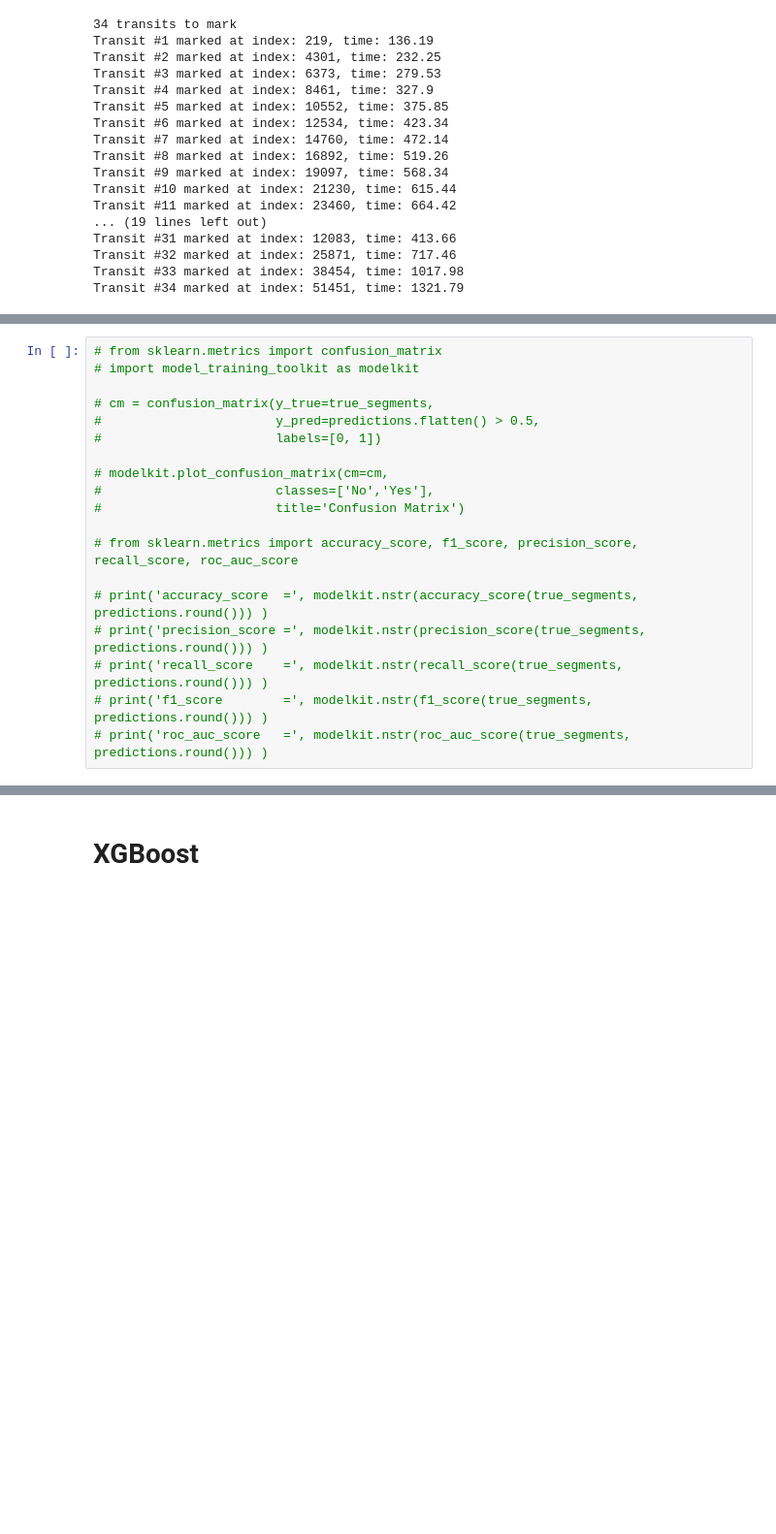
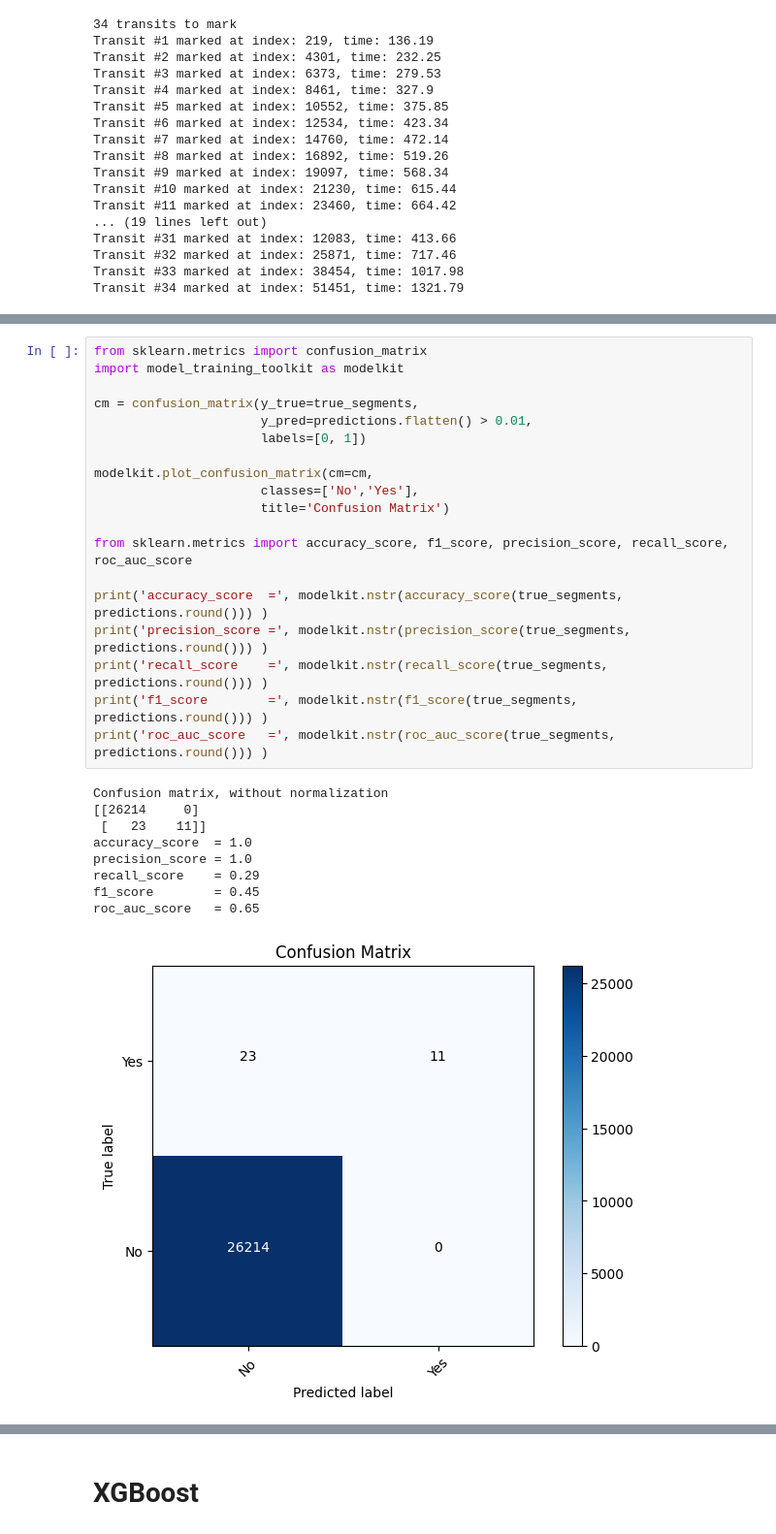
Before and after one commit to sfremy/astro_tools, a Jupyter notebook: prefold_automated.ipynb, the cells around one changed output, grey strips where cells are left out. Shown at 97% size. Saved outputs shown, nothing was run; the diff lists cells and outputs as text; blank space fills up the shorter version.

```diff
--- a/prefold_automated.ipynb
+++ b/prefold_automated.ipynb
@@ -951,22 +959,32 @@ Text(0, 0.5, 'Flux')
 # %%
-# from sklearn.metrics import confusion_matrix
-# import model_training_toolkit as modelkit
+from sklearn.metrics import confusion_matrix
+import model_training_toolkit as modelkit
 
-# cm = confusion_matrix(y_true=true_segments,
-#                       y_pred=predictions.flatten() > 0.5,
-#                       labels=[0, 1])
+cm = confusion_matrix(y_true=true_segments,
+                      y_pred=predictions.flatten() > 0.01,
+                      labels=[0, 1])
 
-# modelkit.plot_confusion_matrix(cm=cm,
-#                       classes=['No','Yes'],
-#                       title='Confusion Matrix')
+modelkit.plot_confusion_matrix(cm=cm,
+                      classes=['No','Yes'],
+                      title='Confusion Matrix')
 
-# from sklearn.metrics import accuracy_score, f1_score, precision_score, recall_score, roc_auc_score
+from sklearn.metrics import accuracy_score, f1_score, precision_score, recall_score, roc_auc_score
 
-# print('accuracy_score  =', modelkit.nstr(accuracy_score(true_segments, predictions.round())) )
-# print('precision_score =', modelkit.nstr(precision_score(true_segments, predictions.round())) )
-# print('recall_score    =', modelkit.nstr(recall_score(true_segments, predictions.round())) )
-# print('f1_score        =', modelkit.nstr(f1_score(true_segments, predictions.round())) )
-# print('roc_auc_score   =', modelkit.nstr(roc_auc_score(true_segments, predictions.round())) )
+print('accuracy_score  =', modelkit.nstr(accuracy_score(true_segments, predictions.round())) )
+print('precision_score =', modelkit.nstr(precision_score(true_segments, predictions.round())) )
+print('recall_score    =', modelkit.nstr(recall_score(true_segments, predictions.round())) )
+print('f1_score        =', modelkit.nstr(f1_score(true_segments, predictions.round())) )
+print('roc_auc_score   =', modelkit.nstr(roc_auc_score(true_segments, predictions.round())) )
+# %% [output]
+Confusion matrix, without normalization
+[[26214     0]
+ [   23    11]]
+accuracy_score  = 1.0
+precision_score = 1.0
+recall_score    = 0.29
+f1_score        = 0.45
+roc_auc_score   = 0.65
+[figure, added]
 # %%
 # Flatten to 1D array
 true_pred_flat = true_pred.ravel()
```
Also changed, not shown: parts of 10 cells of this notebook, 3 other files.
